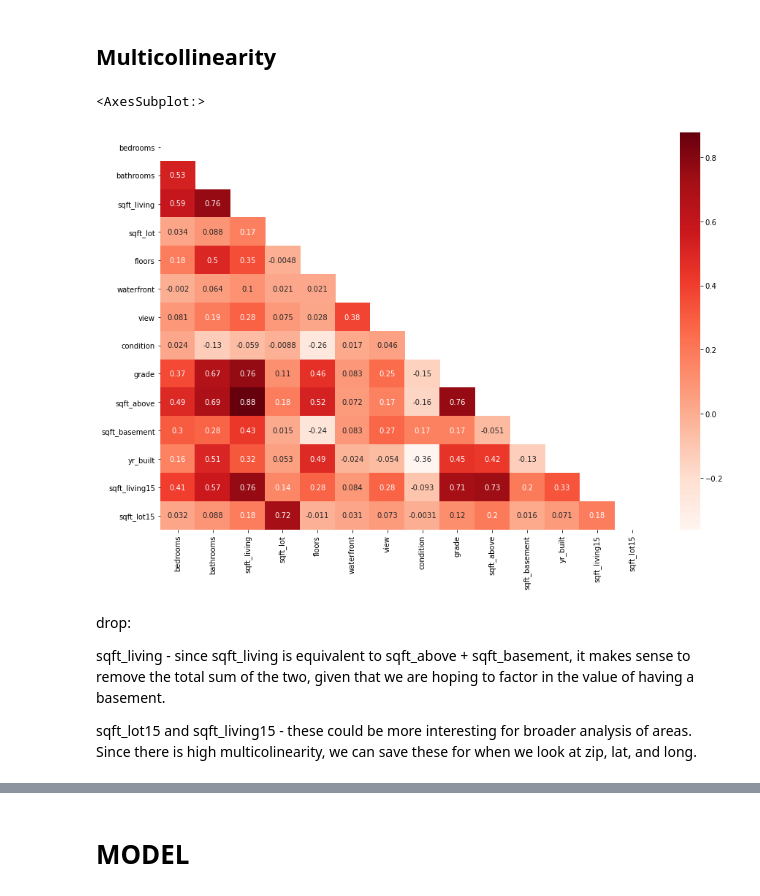
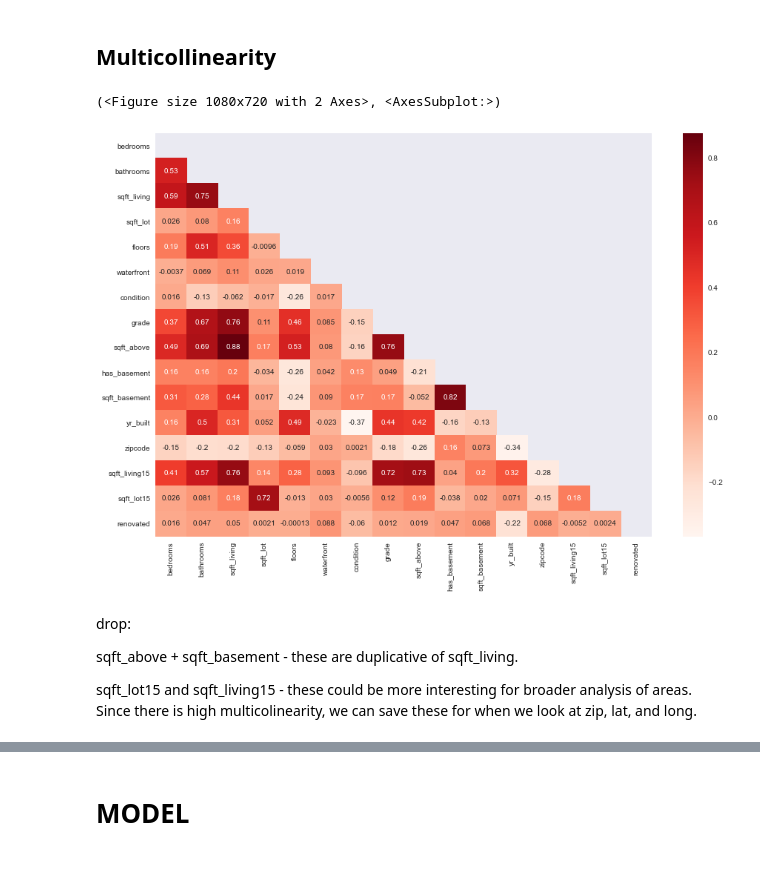
Before and after one commit to Drymander/dsc-phase-2-project, a Jupyter notebook: index_OSEMN_plus_mvp.ipynb, the cells around one changed output, grey strips where cells are left out. Drawn from its saved outputs; the diff is of its cells as text; code cells hidden in the pictures; blank space fills up the shorter version.

```diff
--- a/index_OSEMN_plus_mvp.ipynb
+++ b/index_OSEMN_plus_mvp.ipynb
@@ -323,4 +326,4 @@ We will likely exclude rennovated vs not rennovated from examination, but do pre
 # %%
-ren_df = df[df['yr_renovated'].notna()]
+df = df[df['yr_renovated'].notna()]
 
-not_ren_df = df[df['yr_renovated'].isna()]
+df.info()
@@ -839,7 +859,9 @@ df[df['sqft_basement'] == '?']
 # %% [markdown]
 It might be best to go ahead and make a "True" and "False" boolean column for 'has_basement.'  We will also change all '?' values to zero (0) and conver the values into floats.
 # %%
-df['sqft_basement'] = df['sqft_basement'].replace(['?'],0.0)
+# df['sqft_basement'] = df['sqft_basement'].replace(['?'],0.0)
+
+df['sqft_basement'] = df['sqft_living'] - df['sqft_above']
 
 df.loc[df['sqft_basement'] == '?']
 # %% [output]
@@ -893,0 +942,8 @@ hist('yr_built')
+# %%
+renovated = np.where(df['yr_renovated'] > 0, 1, 0)
+
+df['renovated'] = renovated
+
+del df['yr_renovated']
+
+df.head(5)
@@ -1044,5 +1120,5 @@ For this analysis, we will not analyze zipcode, lat, or long, but zip might be i
 # %%
-df.drop(['date','zipcode', 'lat', 'long', 'has_basement'],axis=1,inplace=True)
+df.drop(['date', 'lat', 'long', 'view'],axis=1,inplace=True)
 # %%
 df
 # %% [output]
@@ -1063,14 +1139,15 @@ df
 # %% [markdown]
 ## Multicollinearity
 # %%
-corr = df.drop('price',axis=1).corr()
+def heatmap(df_name, figsize=(15,10), cmap='Reds'):
+    corr = df_name.drop('price',axis=1).corr()
+    mask = np.zeros_like(corr)
+    mask[np.triu_indices_from(mask)] = True
+    fig, ax = plt.subplots(figsize=figsize)
+    sns.heatmap(corr, annot=True, cmap=cmap, mask=mask)
+    return fig, ax
 
-mask = np.zeros_like(corr)
-mask[np.triu_indices_from(mask)] = True
-
-plt.subplots(figsize=(15,10))
-
-sns.heatmap(corr, annot=True, cmap='Reds', mask=mask)
+heatmap(df)
 # %% [output]
-<AxesSubplot:>
+(<Figure size 1080x720 with 2 Axes>, <AxesSubplot:>)
-[figure, old version]
+[figure, new version]
@@ -1081,6 +1154,6 @@ sns.heatmap(corr,annot=True,cmap='Reds',mask=mask)
 # %% [markdown]
 drop:
 
-sqft_living - since sqft_living is equivalent to sqft_above + sqft_basement, it makes sense to remove the total sum of the two, given that we are hoping to factor in the value of having a basement.
+sqft_above + sqft_basement - these are duplicative of sqft_living.
 
 sqft_lot15 and sqft_living15 - these could be more interesting for broader analysis of areas.  Since there is high multicolinearity, we can save these for when we look at zip, lat, and long.
```
Also changed, not shown: parts of 90 cells of this notebook, 2 other files.
